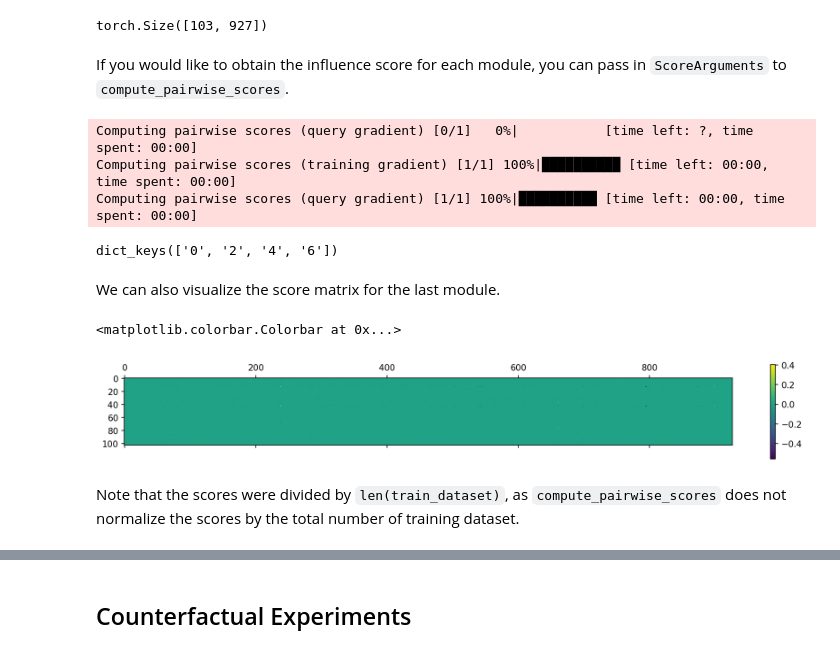
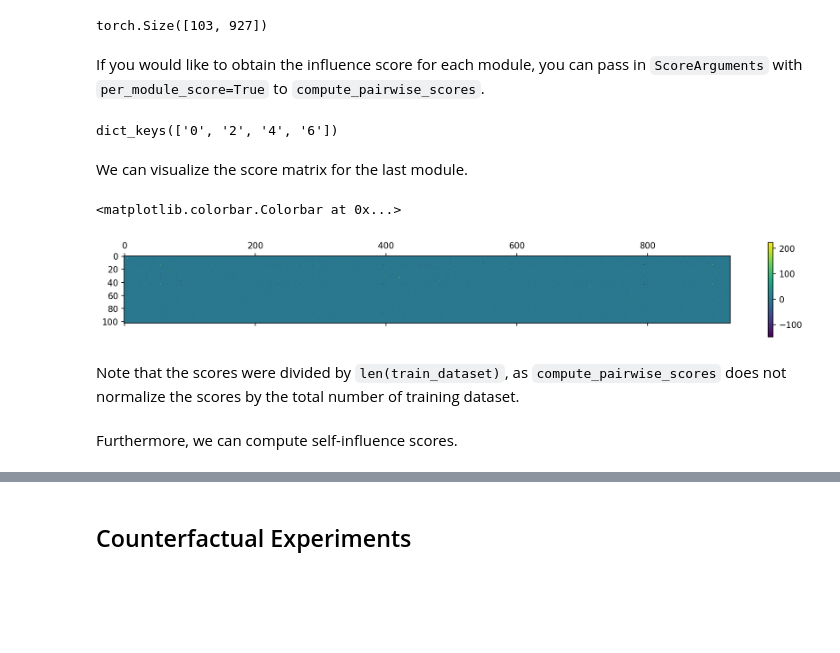
Before and after one commit to pomonam/kronfluence, a Jupyter notebook: examples/uci/tutorial.ipynb, the cells around one changed output, grey strips where cells are left out. Cells and saved outputs as stored; diff of their text form; code cells hidden in the pictures; blank space fills up the shorter version.

```diff
--- a/examples/uci/tutorial.ipynb
+++ b/examples/uci/tutorial.ipynb
@@ -58,7 +59,8 @@ def train(
     num_train_epochs: int,
     learning_rate: float,
     weight_decay: float,
-    disable_tqdm: bool = False,
+    seed: int = 0,
+    disable_tqdm: bool = True,
 ) -> nn.Module:
     train_dataloader = data.DataLoader(
         dataset=dataset,
@@ -66,6 +68,8 @@ def train(
         shuffle=True,
         drop_last=True,
     )
+    torch.manual_seed(seed)
+    random.seed(seed)
     model = construct_regression_mlp()
     optimizer = torch.optim.SGD(model.parameters(), lr=learning_rate, weight_decay=weight_decay)
 
@@ -91,6 +95,8 @@ model = train(
     num_train_epochs=num_train_epochs,
     learning_rate=learning_rate,
     weight_decay=weight_decay,
+    seed=0,
+    disable_tqdm=False,
 )
 # %% [markdown]
 We can compute the loss on the query dataset after training the model.
@@ -197,6 +209,7 @@ analyzer = Analyzer(
     model=model,
     task=task,
     cpu=True,
+    disable_tqdm=True,
 )
 # %% [markdown]
 ## Computing Influence Factors
@@ -278,7 +277,7 @@ scores["all_modules"].shape
 # %% [output]
 torch.Size([103, 927])
 # %% [markdown]
-If you would like to obtain the influence score for each module, you can pass in `ScoreArguments` to `compute_pairwise_scores`.
+If you would like to obtain the influence score for each module, you can pass in `ScoreArguments` with `per_module_score=True` to `compute_pairwise_scores`.
 # %%
 from kronfluence import ScoreArguments
 
@@ -292,22 +291,20 @@ analyzer.compute_pairwise_scores(
     per_device_query_batch_size=len(query_dataset),
     overwrite_output_dir=True,
 )
-# %% [output]
-Computing pairwise scores (query gradient) [0/1]   0%|           [time left: ?, time spent: 00:00]
-Computing pairwise scores (training gradient) [1/1] 100%|██████████ [time left: 00:00, time spent: 00:00]
-Computing pairwise scores (query gradient) [1/1] 100%|██████████ [time left: 00:00, time spent: 00:00]
 # %%
 per_module_scores = analyzer.load_pairwise_scores(scores_name="tutorial_per_module_score")
 per_module_scores.keys()
 # %% [output]
 dict_keys(['0', '2', '4', '6'])
 # %% [markdown]
-We can also visualize the score matrix for the last module.
+We can visualize the score matrix for the last module.
 # %%
-plt.matshow(per_module_scores["6"] / len(train_dataset))
+plt.matshow(per_module_scores["6"])
 plt.colorbar()
 # %% [output]
 <matplotlib.colorbar.Colorbar at 0x...>
-[figure, old version]
+[figure, new version]
 # %% [markdown]
 Note that the scores were divided by `len(train_dataset)`, as `compute_pairwise_scores` does not normalize the scores by the total number of training dataset.
+# %% [markdown]
+Furthermore, we can compute self-influence scores.
```
Also changed, not shown: parts of 27 cells of this notebook.
